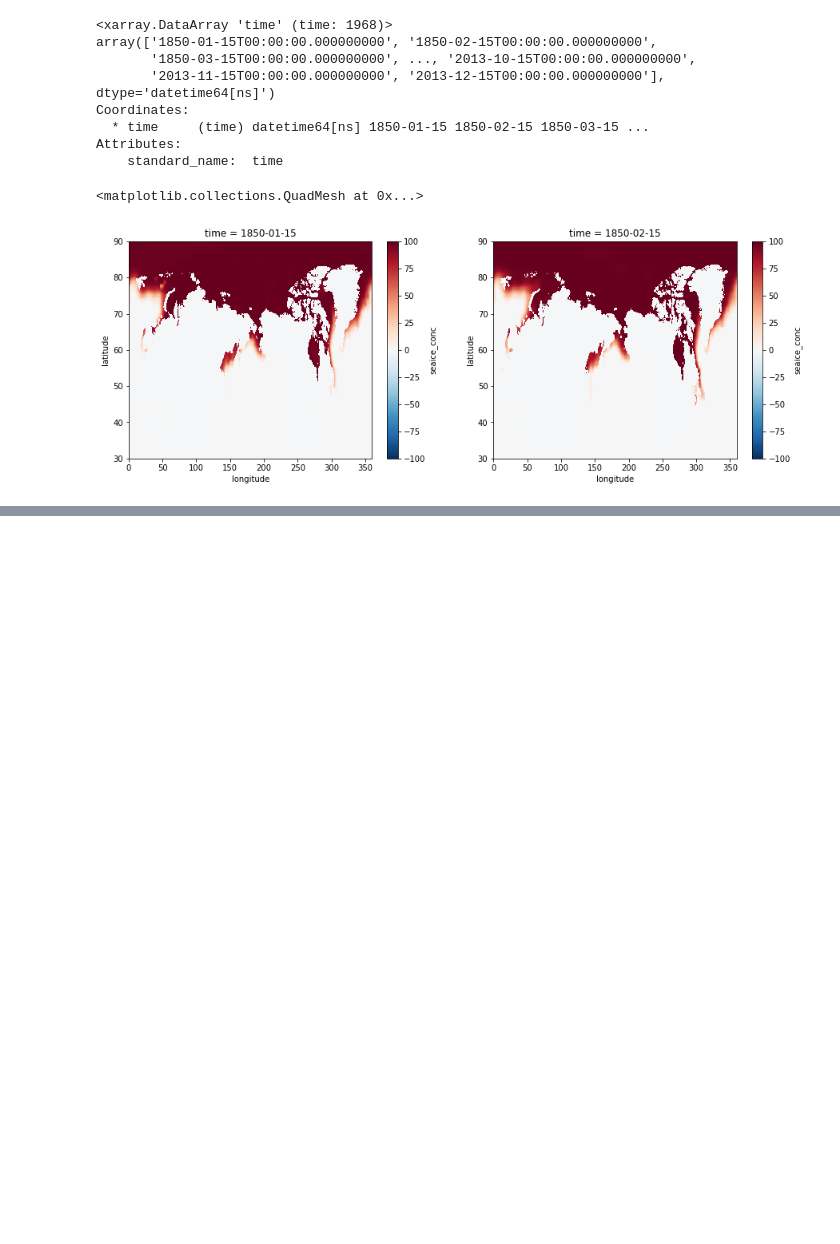
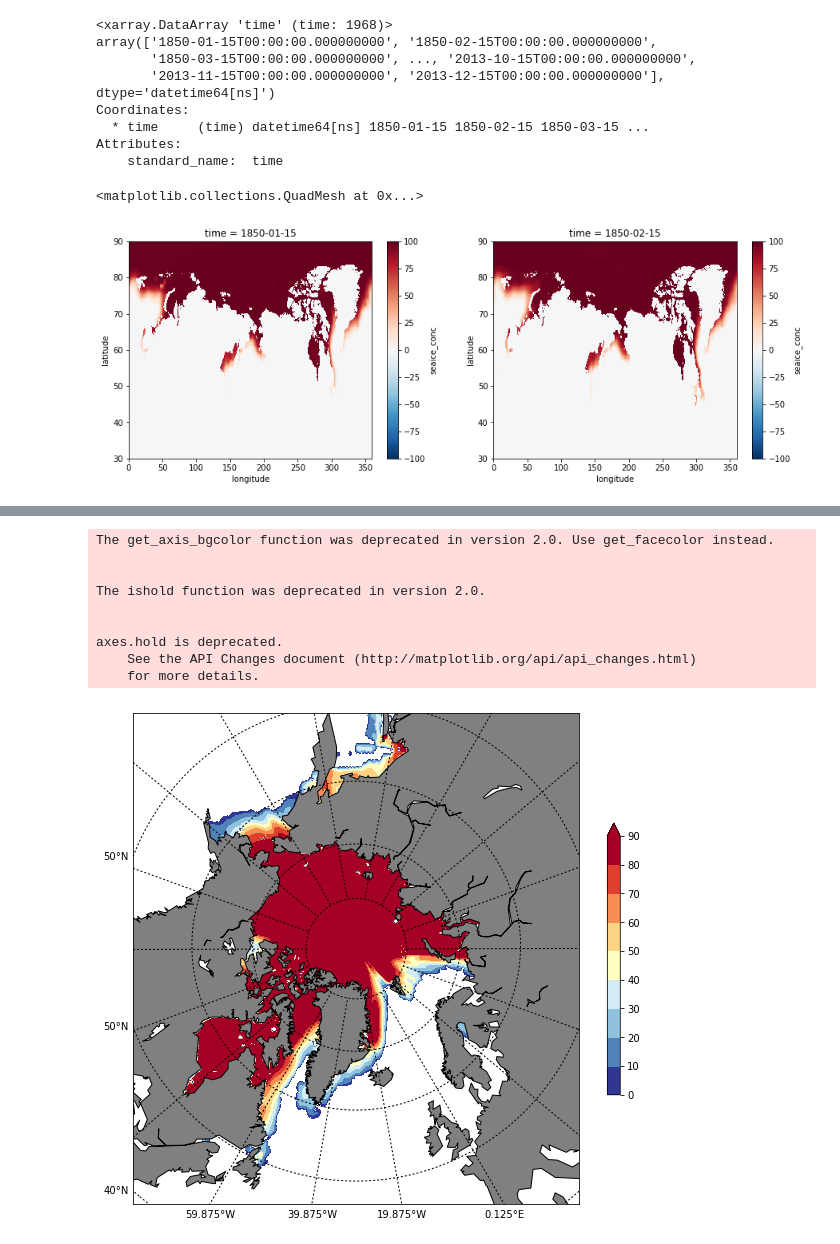
Before and after one commit to hfloresr/ArcticSea, a Jupyter notebook: explore_seaice.ipynb, the cells around one changed output, grey strips where cells are left out. Cells and saved outputs as stored; diff of their text form; code cells hidden in the pictures; blank space fills up the shorter version.

```diff
--- a/explore_seaice.ipynb
+++ b/explore_seaice.ipynb
@@ -114,0 +255,44 @@ se_df.head()
+# %%
+lat = ds.latitude.values
+lon = ds.longitude.values
+conc = ds.seaice_conc.values
+# %%
+def plot_contour_arctic(conc, lon, lat, idx, title=None, save_path=None):
+    fig = plt.figure(figsize=(10, 10))
+
+    levels = np.arange(0, 100, 10)
+
+    lat_min = 30.0
+    lat_max = 80.0
+    lon_min = -180
+    lon_max = 180
+
+    m = Basemap(width=10.e6, height=11e6,
+                projection='gnom', lat_0=88.0, lon_0=-30.0)
+
+    x, y = m(*np.meshgrid(lon[:], lat[:]))
+    m.drawcoastlines(color='black')
+    m.fillcontinents(color='gray')
+
+    m.drawmeridians(np.arange(np.min(lon), np.max(lon), 20),labels=[0,0,0,1])
+    m.drawparallels(np.arange(lat_min, lat_max,10),labels=[1,0,0,0])
+
+    CS1 = m.contourf(x,y,conc[idx,:,:],
+                     levels,cmap=plt.get_cmap('RdYlBu_r',len(levels)-1),
+                     extend='max')
+    CS1.axis='tight'
+    plt.colorbar(CS1,orientation='vertical',extend='max', shrink=0.5)
+# %%
+plot_contour_arctic(conc, lon, lat, 1000)
+del lat, lon, conc
+# %% [output]
+The get_axis_bgcolor function was deprecated in version 2.0. Use get_facecolor instead.
+
+
+The ishold function was deprecated in version 2.0.
+
+
+axes.hold is deprecated.
+    See the API Changes document (http://matplotlib.org/api/api_changes.html)
+    for more details.
+[figure, added]
```
Also changed, not shown: parts of 23 cells of this notebook, 1 other file.
